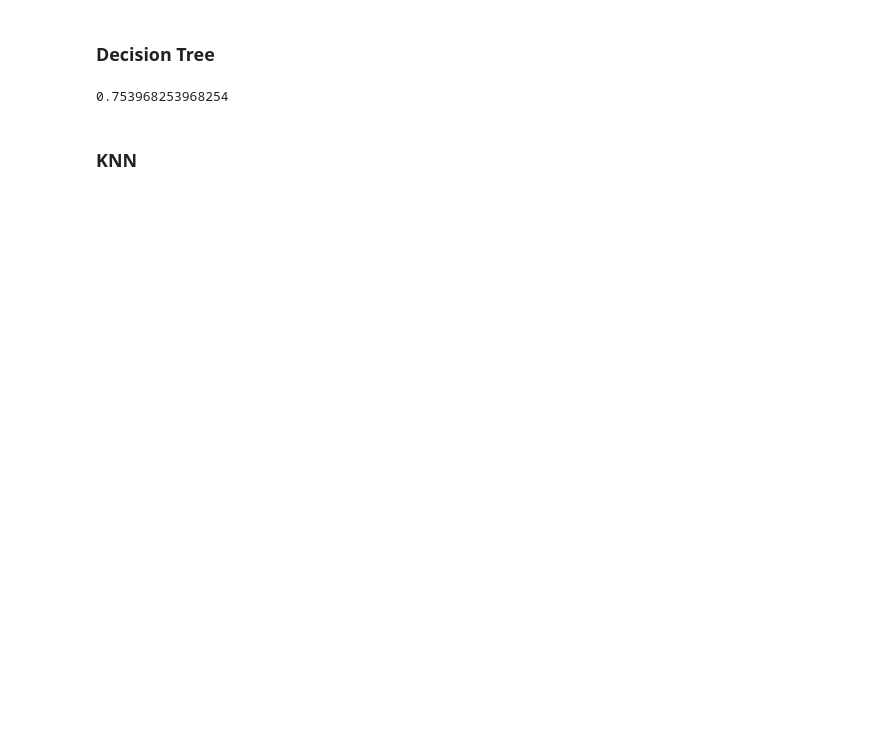
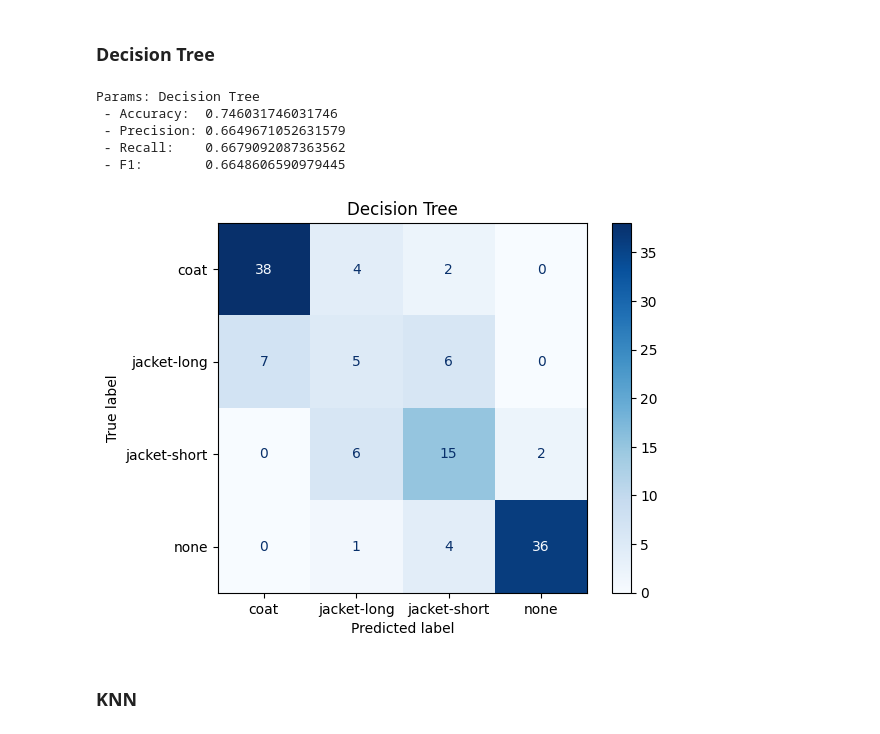
Before and after one commit to tikkikkit21/WeatherML, a Jupyter notebook: research.ipynb, the cells around one changed output. Cells and saved outputs as stored; diff of their text form; code cells hidden in the pictures; blank space fills up the shorter version.

```diff
--- a/research.ipynb
+++ b/research.ipynb
@@ -331,9 +355,15 @@ lr.score(X_val, y_val)
 # %%
 dt = DecisionTreeClassifier()
 dt.fit(X_train, y_train)
-dt.score(X_val, y_val)
+y_pred = dt.predict(X_val)
+score_model(y_val, y_pred, "Decision Tree")
 # %% [output]
-0.753968253968254
+Params: Decision Tree
+ - Accuracy:  0.746031746031746
+ - Precision: 0.6649671052631579
+ - Recall:    0.6679092087363562
+ - F1:        0.6648606590979445
+[figure, added]
 # %% [markdown]
 ### KNN
 # %%
```
Also changed, not shown: parts of 6 cells of this notebook.
